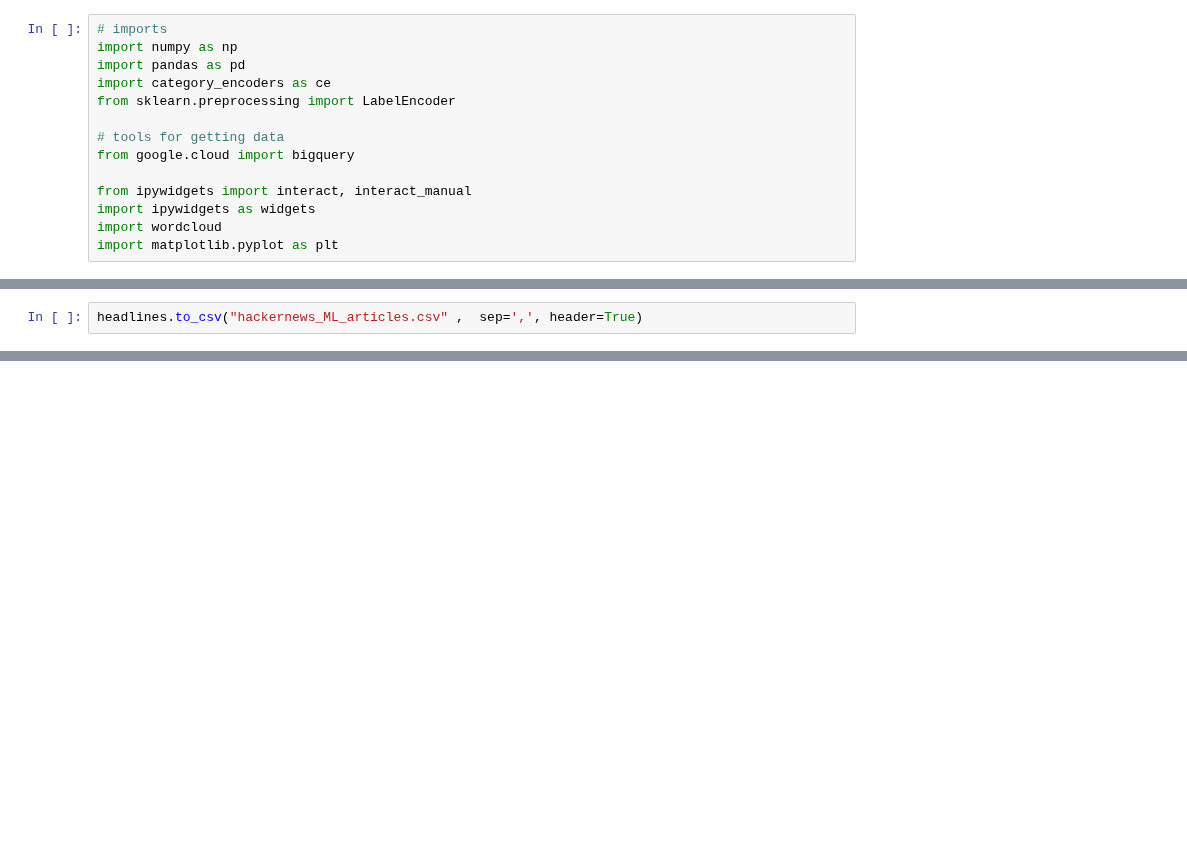
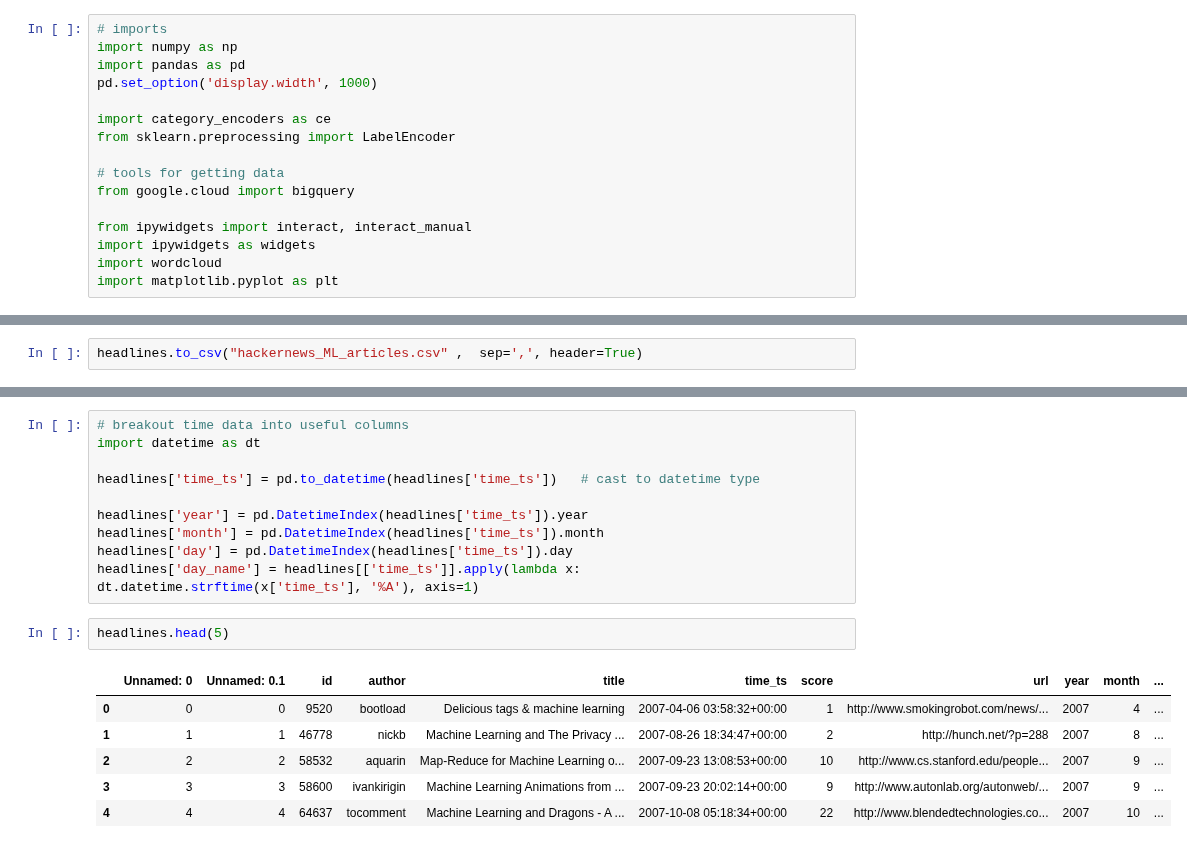
Before and after one commit to surfaceowl/probable-eureka_scikit-learn, a Jupyter notebook: GCP_bigquery_example.ipynb, the cells around one changed output, grey strips where cells are left out. Cells and saved outputs as stored; diff of their text form; blank space fills up the shorter version.

```diff
--- a/GCP_bigquery_example.ipynb
+++ b/GCP_bigquery_example.ipynb
@@ -4,6 +4,8 @@
 # imports
 import numpy as np
 import pandas as pd
+pd.set_option('display.width', 1000)
+
 import category_encoders as ce
 from sklearn.preprocessing import LabelEncoder
 
@@ -150,0 +177,19 @@ plt.imshow(cloud);
+# %%
+# breakout time data into useful columns
+import datetime as dt
+
+headlines['time_ts'] = pd.to_datetime(headlines['time_ts'])   # cast to datetime type
+
+headlines['year'] = pd.DatetimeIndex(headlines['time_ts']).year
+headlines['month'] = pd.DatetimeIndex(headlines['time_ts']).month
+headlines['day'] = pd.DatetimeIndex(headlines['time_ts']).day
+headlines['day_name'] = headlines[['time_ts']].apply(lambda x: dt.datetime.strftime(x['time_ts'], '%A'), axis=1)
+# %%
+headlines.head(5)
+# %% [output]
+|  | Unnamed: 0 | Unnamed: 0.1 | id | author | title | time_ts | score | url | year | month | ... |
+| 0 | 0 | 0 | 9520 | bootload | Delicious tags & machine learning | 2007-04-06 03:58:32+00:00 | 1 | http://www.smokingrobot.com/news/... | 2007 | 4 | ... |
+| 1 | 1 | 1 | 46778 | nickb | Machine Learning and The Privacy ... | 2007-08-26 18:34:47+00:00 | 2 | http://hunch.net/?p=288 | 2007 | 8 | ... |
+| 2 | 2 | 2 | 58532 | aquarin | Map-Reduce for Machine Learning o... | 2007-09-23 13:08:53+00:00 | 10 | http://www.cs.stanford.edu/people... | 2007 | 9 | ... |
+| 3 | 3 | 3 | 58600 | ivankirigin | Machine Learning Animations from ... | 2007-09-23 20:02:14+00:00 | 9 | http://www.autonlab.org/autonweb/... | 2007 | 9 | ... |
+| 4 | 4 | 4 | 64637 | tocomment | Machine Learning and Dragons - A ... | 2007-10-08 05:18:34+00:00 | 22 | http://www.blendedtechnologies.co... | 2007 | 10 | ... |
```
Also changed, not shown: parts of 9 cells of this notebook, 1 other file.
